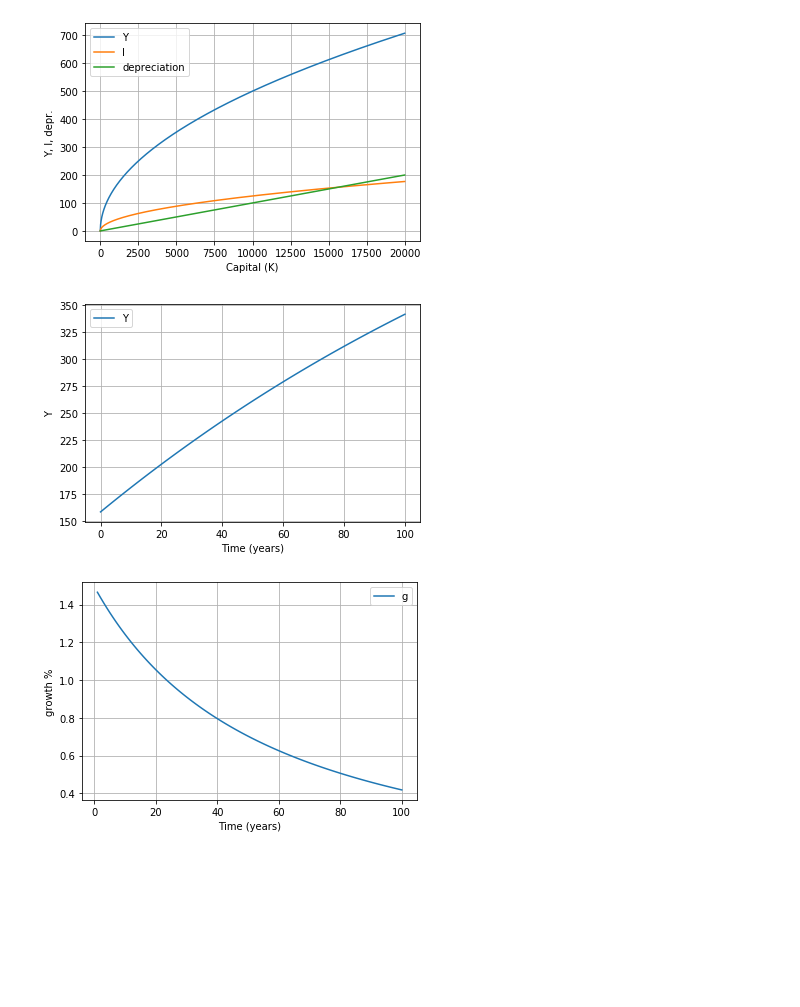
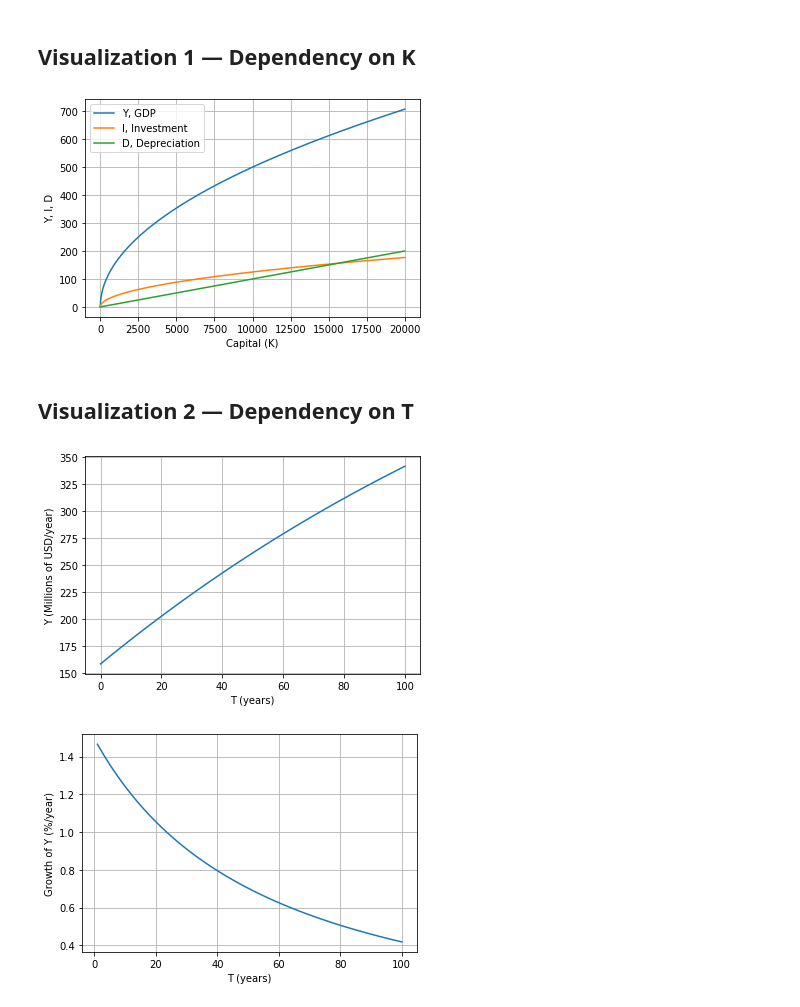
Before and after one commit to brianhill/loops-and-orbits, a Jupyter notebook: notebooks/lao-3-2.ipynb, the cells around one changed output. Cells and saved outputs as stored; diff of their text form; code cells hidden in the pictures; blank space fills up the shorter version.

```diff
--- a/notebooks/lao-3-2.ipynb
+++ b/notebooks/lao-3-2.ipynb
@@ -97,57 +141,56 @@ def investment(Y):
+# %% [markdown]
+## Visualization 1 &mdash; Dependency on K
 # %%
-#plotting the change diagram
-#Function of K!
+# The 1st visualiazation is a function of K!
 Ks_to_plot = np.arange(0, 20000, 10)
 
-Ys_to_plot = prodFunct(Ks_to_plot)
+Ys_to_plot = production_function(Ks_to_plot)
 Is_to_plot = investment(Ys_to_plot)
 depr_to_plot = depreciation(Ks_to_plot)
-
 
 plt.plot(Ks_to_plot, Ys_to_plot)
 plt.plot(Ks_to_plot, Is_to_plot)
 plt.plot(Ks_to_plot, depr_to_plot)
 
-
 plt.xlabel("Capital (K)")
-plt.ylabel("Y, I, depr.")
-plt.legend(("Y", "I", "depreciation"))
+plt.ylabel("Y, I, D")
+plt.legend(("Y, GDP", "I, Investment", "D, Depreciation"))
 plt.grid()
 plt.show()
 # %% [output]
-[figure, old version]
+[figure, new version]
+# %% [markdown]
+## Visualization 2 &mdash; Dependency on T
 # %%
 # Time trajectory of growth
 sim_Y = np.zeros((simulation_time_steps + 1,))
 sim_time = np.zeros((simulation_time_steps + 1,))
 sim_K = np.zeros((simulation_time_steps + 1,))
 sim_growth = np.zeros((simulation_time_steps + 1,))
 sim_K[0] = capital
-sim_Y[0] = prodFunct(capital)
+sim_Y[0] = production_function(capital)
 
 for i in range(1, simulation_time_steps + 1):
-    sim_K[i] = sim_K[i-1] + investment(sim_Y[i-1]) - depreciation(sim_K[i-1])
-    sim_Y[i] = prodFunct(sim_K[i])
-    sim_growth[i] = (sim_Y[i]-sim_Y[i-1])/sim_Y[i-1]
-    sim_time[i] = sim_time[i-1]+delta_t
+    sim_K[i] = sim_K[i - 1] + investment(sim_Y[i - 1]) - depreciation(sim_K[i - 1])
+    sim_Y[i] = production_function(sim_K[i])
+    sim_growth[i] = (sim_Y[i]-sim_Y[i - 1]) / sim_Y[i - 1]
+    sim_time[i] = sim_time[i - 1]+delta_t
 
 # Plot GDP by time
 plt.plot(sim_time, sim_Y)
-plt.xlabel("Time (years)")
-plt.ylabel("Y")
-plt.legend(("Y"))
+plt.xlabel("T (years)")
+plt.ylabel("Y (Millions of USD/year)")
 plt.grid()
 plt.show()
 
 # Plot growth rate by time
-sim_time = np.delete(sim_time,0)
-sim_growth = np.delete(sim_growth,0)
-plt.plot(sim_time, sim_growth*100)
-plt.xlabel("Time (years)")
-plt.ylabel("growth %")
-plt.legend(("growth"))
+sim_time = np.delete(sim_time, 0)
+sim_growth = np.delete(sim_growth, 0)
+plt.plot(sim_time, sim_growth * 100)
+plt.xlabel("T (years)")
+plt.ylabel("Growth of Y (%/year)")
 plt.grid()
 plt.show()
 # %% [output]
-[figure, old version]
+[figure, new version]
-[figure, old version]
+[figure, new version]
```
Also changed, not shown: parts of 6 cells of this notebook.
